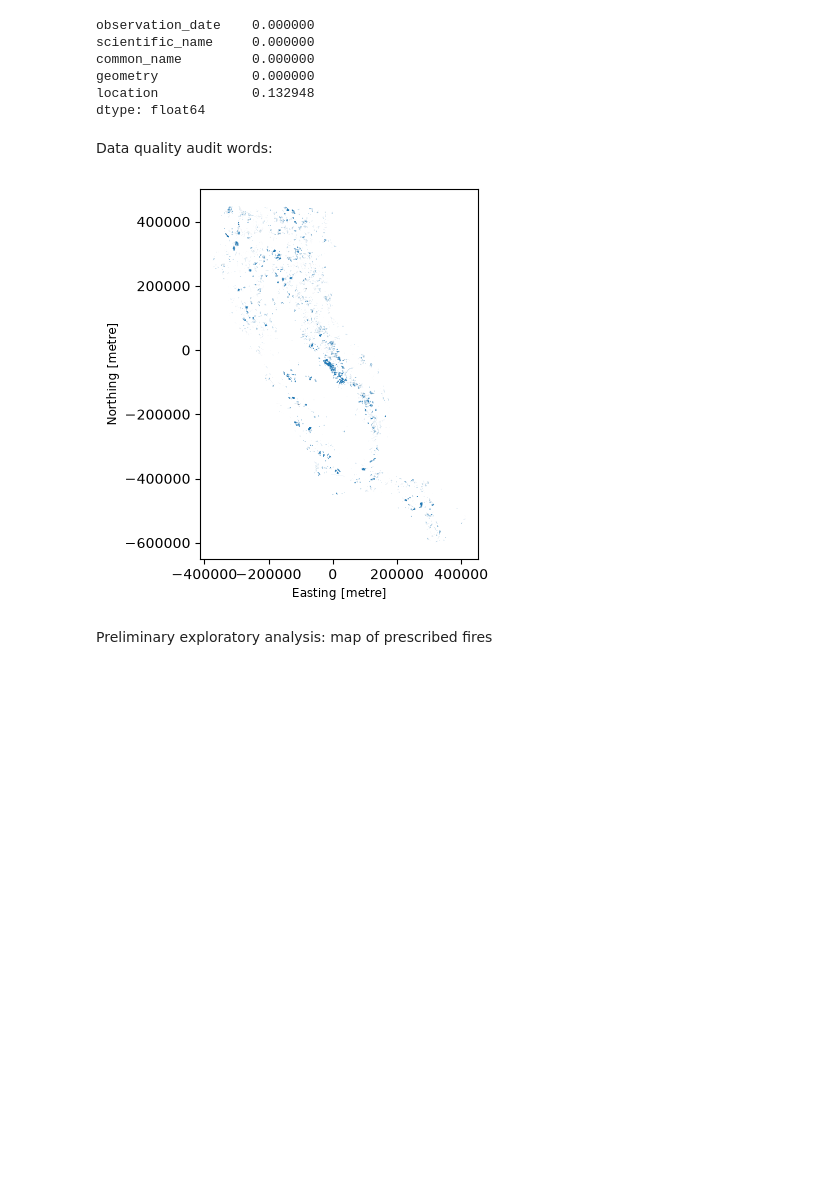
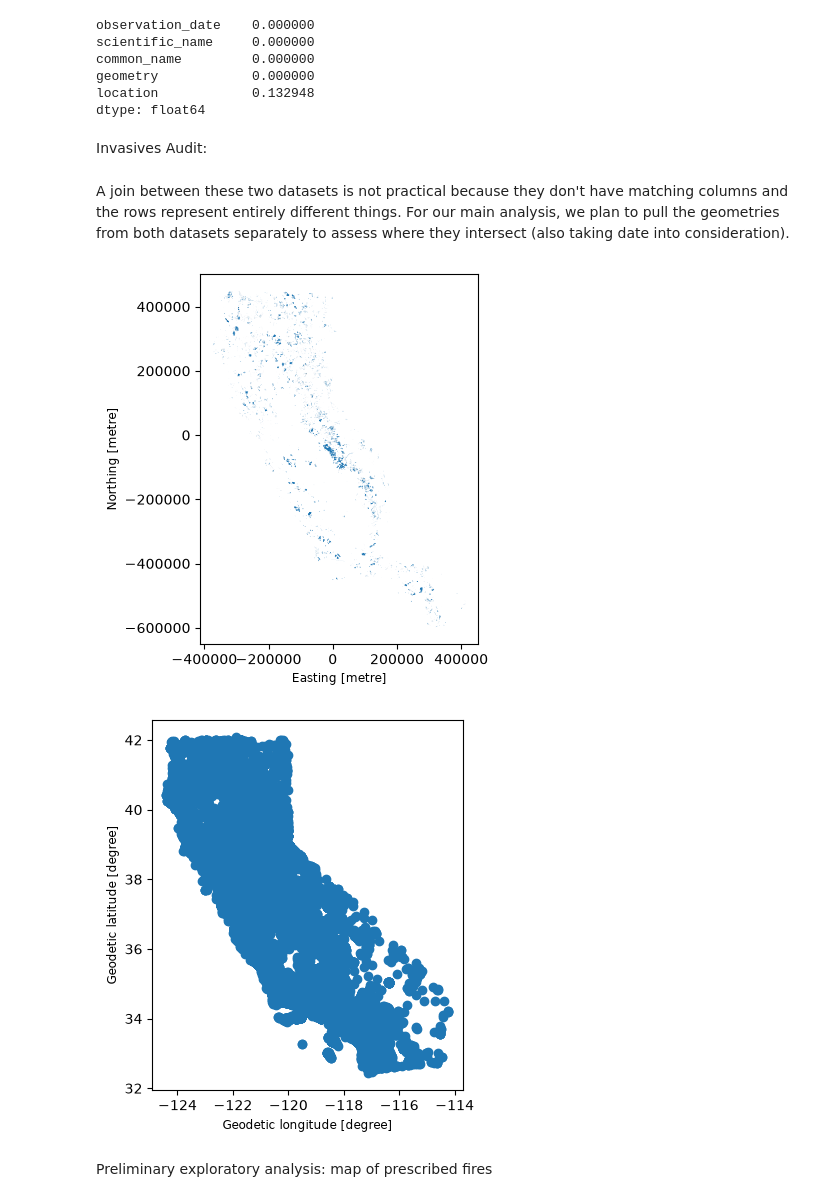
Before and after one commit to JoshG07/Goozman-Woock-Chu, a Jupyter notebook: project/data_quality_audit.ipynb, the cells around one changed output. Saved outputs shown, nothing was run; the diff lists cells and outputs as text; code cells hidden in the pictures; blank space fills up the shorter version.

Commit message:
Started data quality audit

```diff
--- a/project/data_quality_audit.ipynb
+++ b/project/data_quality_audit.ipynb
@@ -70,10 +73,14 @@ geometry            0.000000
 location            0.132948
 dtype: float64
 # %% [markdown]
-Data quality audit words:
+Invasives Audit:
+# %% [markdown]
+A join between these two datasets is not practical because they don't have matching columns and the rows represent entirely different things. For our main analysis, we plan to pull the geometries from both datasets separately to assess where they intersect (also taking date into consideration).
 # %%
 prescribed_burns_cleaned.plot();
+inaturalist_gdf_cleaned.plot();
 # %% [output]
 [figure]
+[figure, added]
 # %% [markdown]
 Preliminary exploratory analysis: map of prescribed fires
```
Also changed, not shown: parts of 1 cell of this notebook.
